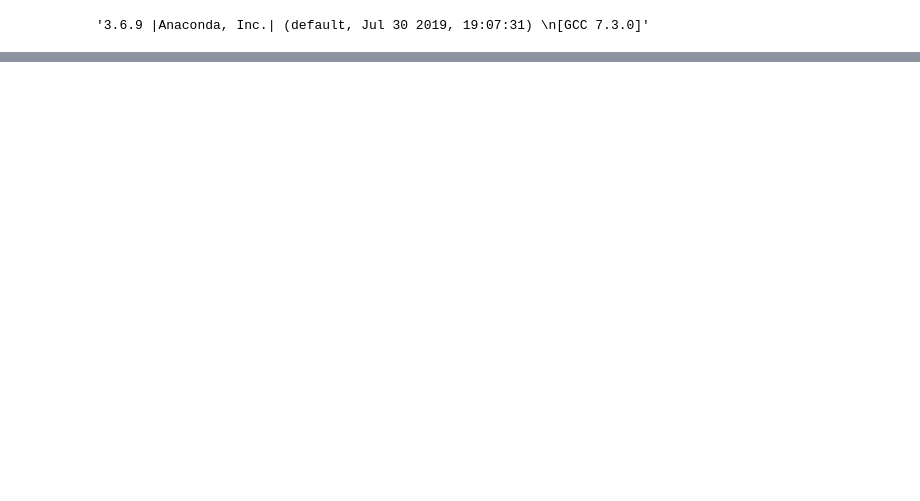
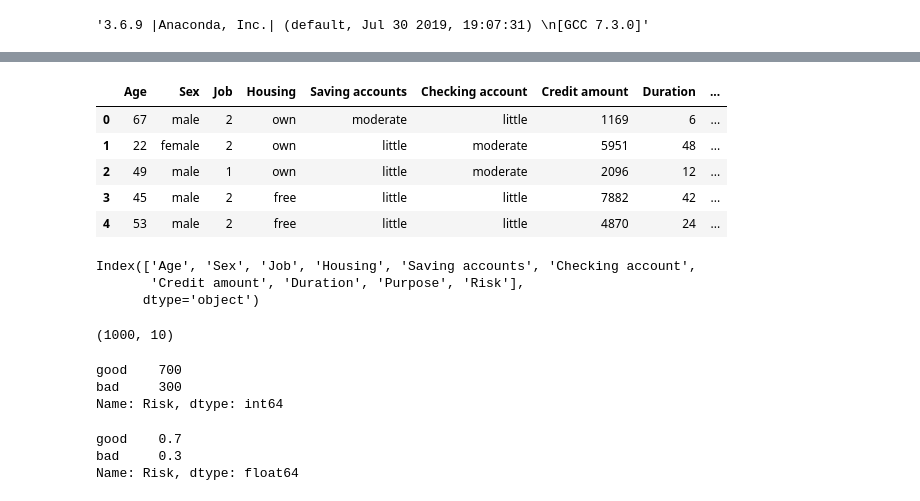
Before and after one commit to retkowsky/AMLlabs, a Jupyter notebook: Lab2 AutoML.ipynb, the cells around one changed output, grey strips where cells are left out. Drawn from its saved outputs; the diff is of its cells as text; code cells hidden in the pictures; blank space fills up the shorter version.

```diff
--- a/Lab2 AutoML.ipynb
+++ b/Lab2 AutoML.ipynb
@@ -260,0 +130,41 @@ Status: Completed)
+# %%
+#data = "https://automlsamplenotebookdata.blob.core.windows.net/automl-sample-notebook-data/creditcard.csv"
+data = "https://raw.githubusercontent.com/retkowsky/Samples/master/GermanCreditRisk.csv"
+
+dataset = Dataset.Tabular.from_delimited_files(data)
+training_data, validation_data = dataset.random_split(percentage=0.8, seed=223)
+
+label_column_name = 'Risk' # Variable à expliquer
+# %%
+df=dataset.to_pandas_dataframe()
+# %%
+df.head()
+# %% [output]
+|  | Age | Sex | Job | Housing | Saving accounts | Checking account | Credit amount | Duration | ... |
+| 0 | 67 | male | 2 | own | moderate | little | 1169 | 6 | ... |
+| 1 | 22 | female | 2 | own | little | moderate | 5951 | 48 | ... |
+| 2 | 49 | male | 1 | own | little | moderate | 2096 | 12 | ... |
+| 3 | 45 | male | 2 | free | little | little | 7882 | 42 | ... |
+| 4 | 53 | male | 2 | free | little | little | 4870 | 24 | ... |
+# %%
+df.columns
+# %% [output]
+Index(['Age', 'Sex', 'Job', 'Housing', 'Saving accounts', 'Checking account',
+       'Credit amount', 'Duration', 'Purpose', 'Risk'],
+      dtype='object')
+# %%
+df.shape
+# %% [output]
+(1000, 10)
+# %%
+df.Risk.value_counts()
+# %% [output]
+good    700
+bad     300
+Name: Risk, dtype: int64
+# %%
+df.Risk.value_counts(normalize="true")
+# %% [output]
+good    0.7
+bad     0.3
+Name: Risk, dtype: float64
```
Also changed, not shown: parts of 101 cells of this notebook, 6 other files.
